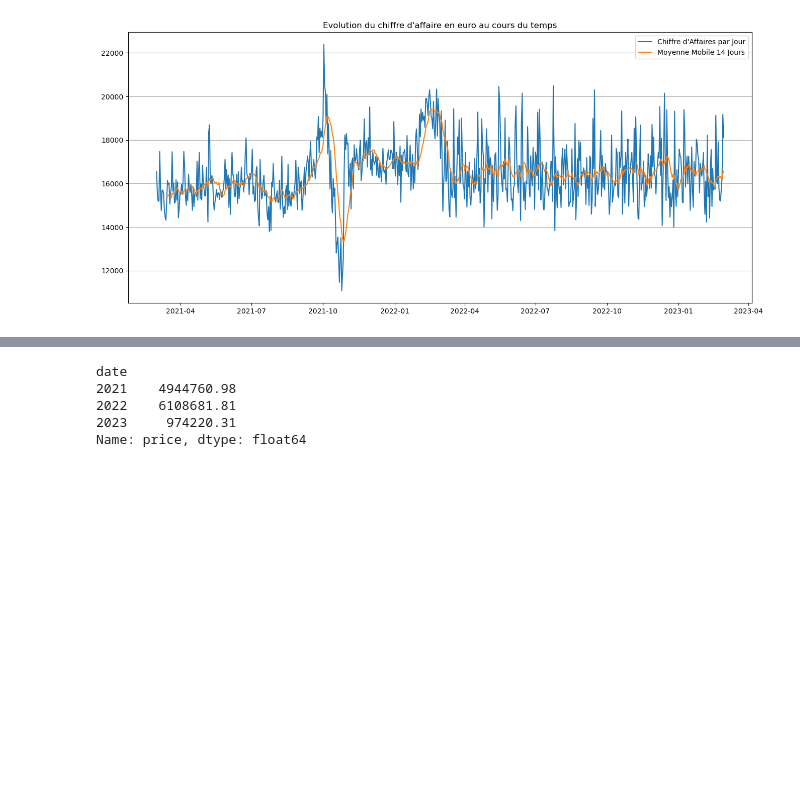
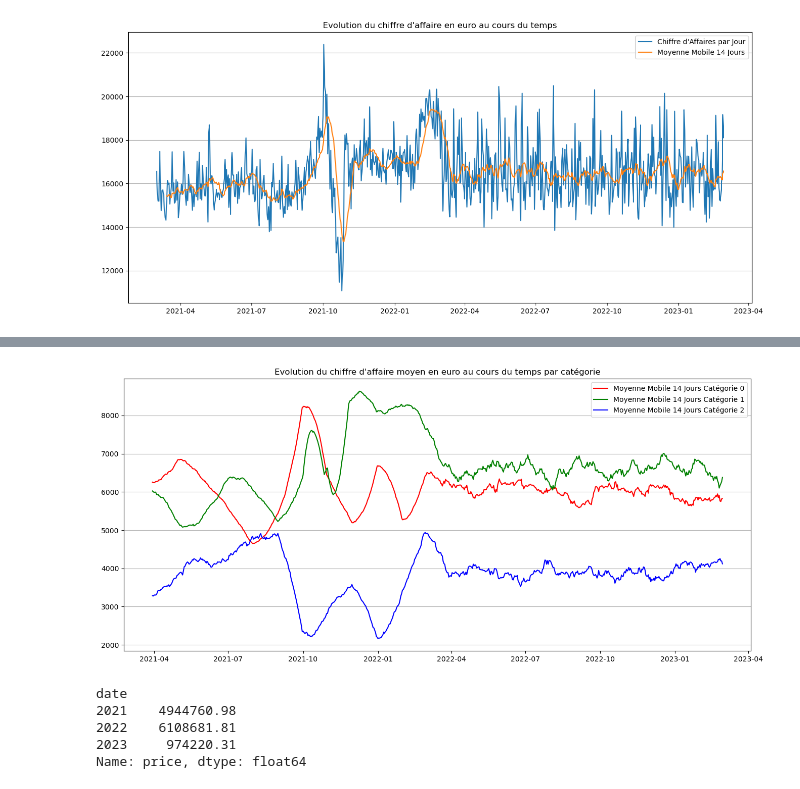
Before and after one commit to kikduck/DA-P6, a Jupyter notebook: notebook-p6.ipynb, the cells around one changed output, grey strips where cells are left out. Cells and saved outputs as stored; diff of their text form; code cells hidden in the pictures; blank space fills up the shorter version.

```diff
--- a/notebook-p6.ipynb
+++ b/notebook-p6.ipynb
@@ -198,3 +207,10 @@ plt.title("Evolution du chiffre d\'affaire en euro au cours du temps")
 plt.show()
 # %% [output]
 [figure]
+# %%
+df_CA_MM_categ = pd.DataFrame()
+df_CA_MM_categ['Total_Price'] = df_final.groupby('date')['price'].sum()
+for i in range(3):
+    df_CA_MM_categ[str(i)] = df_final.loc[df_final['categ'] == i].groupby('date')['price'].sum()
+    df_CA_MM_categ['mm'+str(i)] = df_CA_MM_categ[str(i)].rolling(window=14).mean()
+df_CA_MM_categ.head()
@@ -201,3 +225,15 @@ plt.show()
+# %%
+plt.figure(figsize=(16, 7))
+#plt.plot(df_CA_MM_categ.index, df_CA_MM_categ['Total_Price'], label='Chiffre d\'Affaires par Jour', color='blue')
+plt.plot(df_CA_MM_categ.index, df_CA_MM_categ['mm0'], label='Moyenne Mobile 14 Jours Catégorie 0', linestyle='-', color='red')
+plt.plot(df_CA_MM_categ.index, df_CA_MM_categ['mm1'], label='Moyenne Mobile 14 Jours Catégorie 1', linestyle='-', color='green')
+plt.plot(df_CA_MM_categ.index, df_CA_MM_categ['mm2'], label='Moyenne Mobile 14 Jours Catégorie 2', linestyle='-', color='blue')
+plt.legend()
+plt.grid(axis = "y")
+plt.title("Evolution du chiffre d\'affaire moyen en euro au cours du temps par catégorie")
+plt.show()
+# %% [output]
+[figure, added]
 # %%
 df_CA_annuel = df_final.copy()
 df_CA_annuel['date'] = df_CA_annuel['date'].dt.year
```
Also changed, not shown: parts of 2 cells of this notebook.
